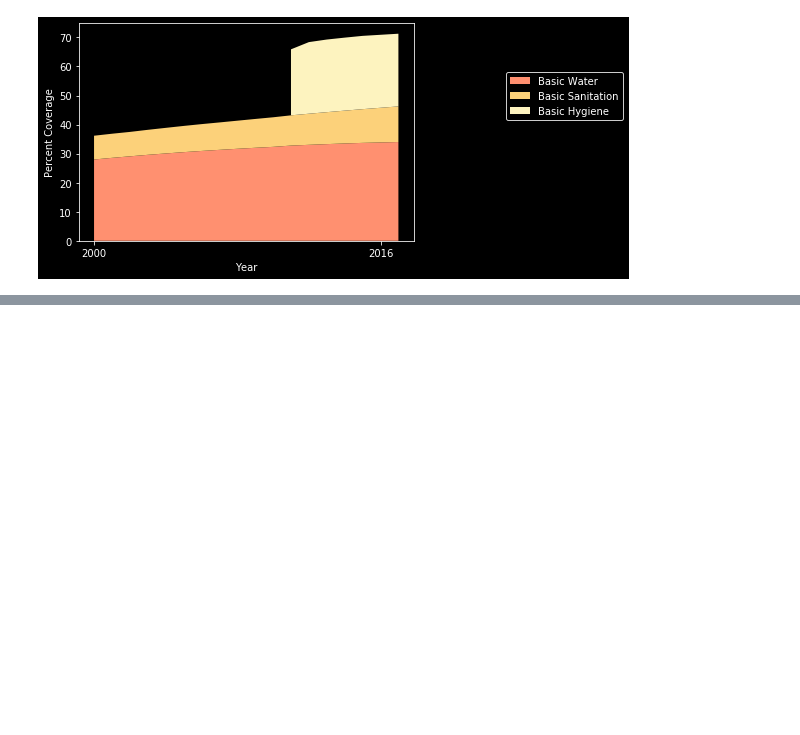
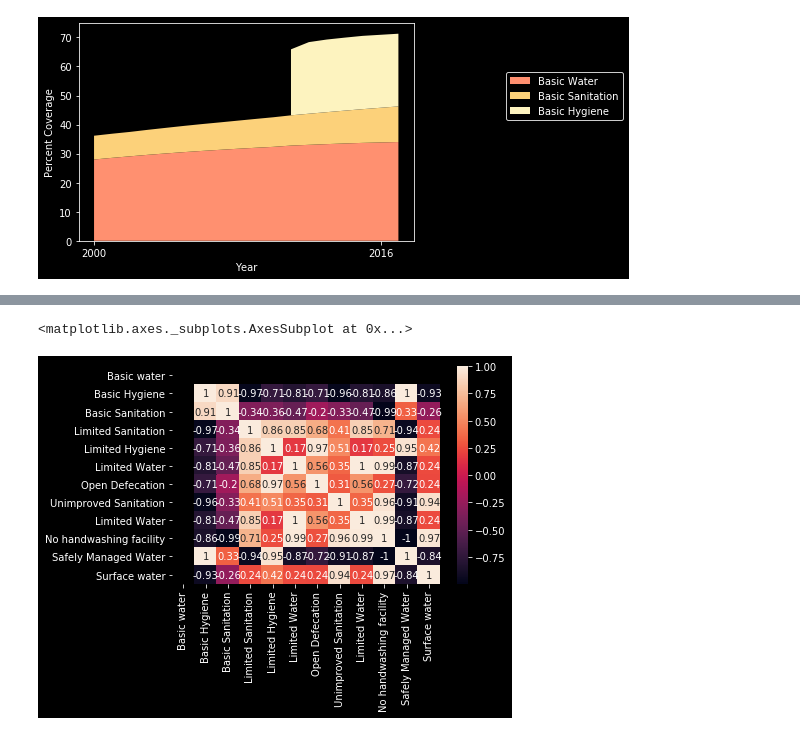
Before and after one commit to aliyah8/washanalysis, a Jupyter notebook: pythonprojects/water_notebook.ipynb, the cells around one changed output, grey strips where cells are left out. Drawn from its saved outputs; the diff is of its cells as text; code cells hidden in the pictures; blank space fills up the shorter version.

Commit message:
trying how I can change the location of the file, added correlation matrix)

```diff
--- a/pythonprojects/water_notebook.ipynb
+++ b/pythonprojects/water_notebook.ipynb
@@ -408,0 +437,17 @@ for region in sdg_regions:
+# %%
+#  Correlations provide evidence of association, not causation.
+# Positive r values indicate positive association between the variables,
+# and negative r values indicate negative associations.
+
+from pandas import DataFrame
+import seaborn as sn
+
+
+df = DataFrame(masterdf,columns=['Basic water','Basic Hygiene','Basic Sanitation','Limited Sanitation',
+                           'Limited Hygiene','Limited Water', 'Open Defecation','Unimproved Sanitation','Limited Water','No handwashing facility','Safely Managed Water','Surface water'])
+
+corrMatrix = df.corr()
+sn.heatmap(corrMatrix, annot=True)
+# %% [output]
+<matplotlib.axes._subplots.AxesSubplot at 0x...>
+[figure, added]
```
Also changed, not shown: parts of 5 cells of this notebook.
